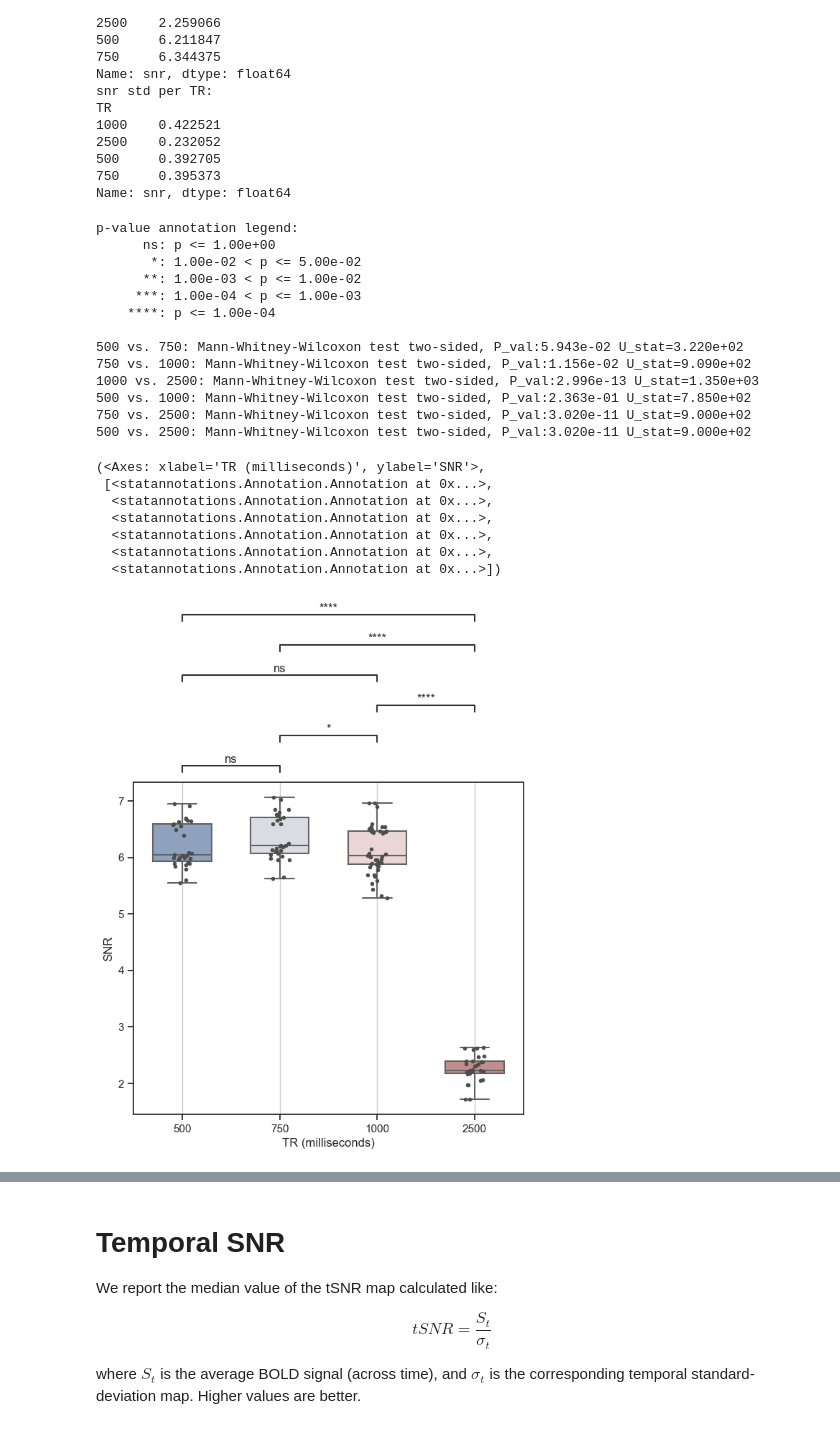
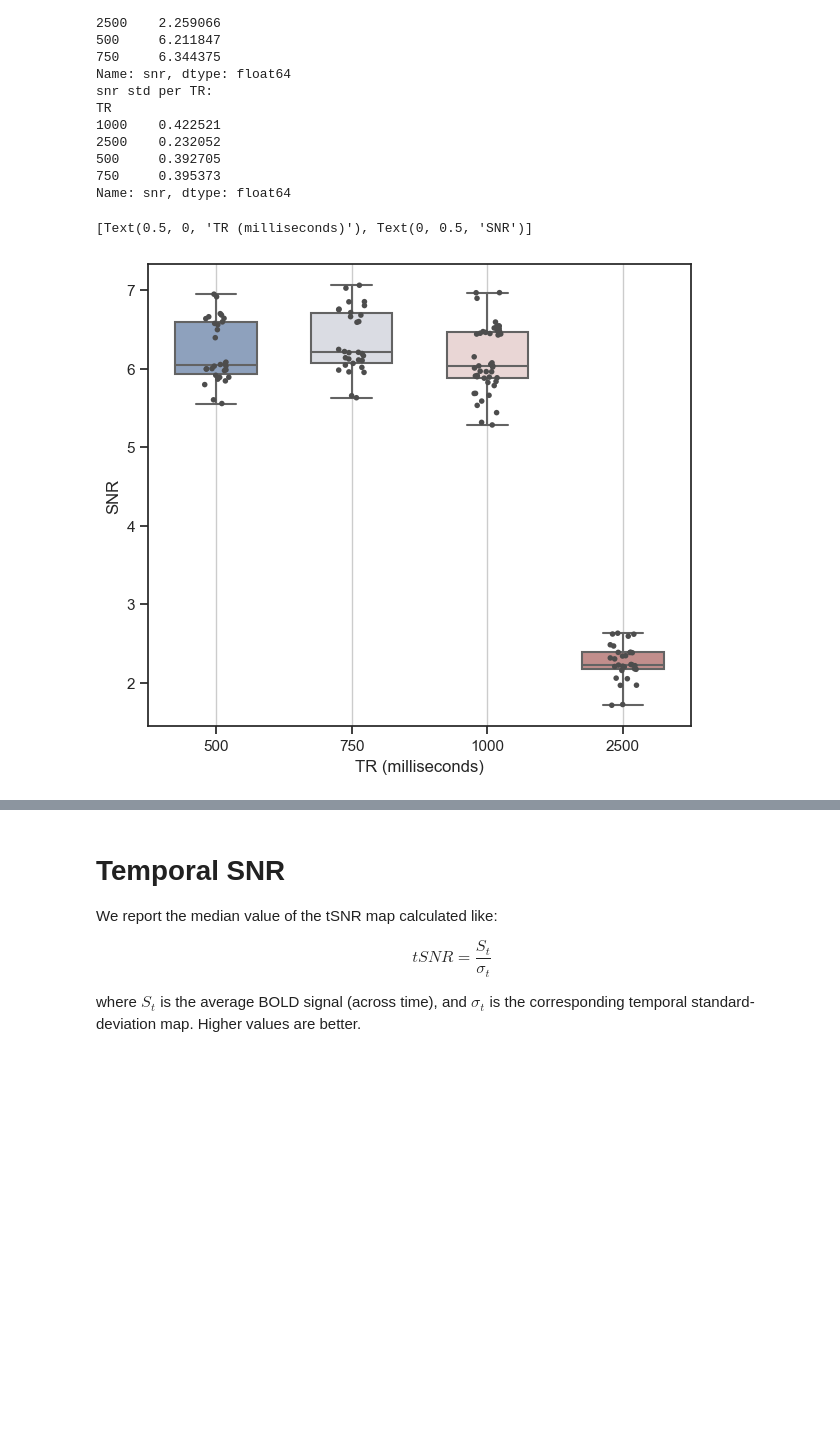
Before and after one commit to CIBIT-UC/vpmbtr, a Jupyter notebook: scripts/mriqc.ipynb, the cells around one changed output, grey strips where cells are left out. Saved outputs shown, nothing was run; the diff lists cells and outputs as text; code cells hidden in the pictures; blank space fills up the shorter version.

Commit message:
update mriqc analysis and script

```diff
--- a/scripts/mriqc.ipynb
+++ b/scripts/mriqc.ipynb
@@ -90,42 +90,23 @@ Name: snr, dtype: float64
 # %%
 # Initialize the figure with a logarithmic x axis
 f, ax = plt.subplots(figsize=(7, 6))
 
 # Plot the orbital period with horizontal boxes
 sns.boxplot(x="TR", y="snr", data=mriqc_data,
             whis=[0, 100], width=.6, palette="vlag")
 
 # Add in points to show each observation
 sns.stripplot(x="TR", y="snr", data=mriqc_data,
               size=4, color=".3", linewidth=0)
 
 # Tweak the visual presentation
 ax.xaxis.grid(True)
 ax.set(xlabel="TR (milliseconds)", ylabel="SNR")
 #sns.despine(trim=True, left=True)
 
-annotator = Annotator(ax, TR_pairs, data=mriqc_data, x='TR', y='snr', order=TRs)
-annotator.configure(test='Mann-Whitney', text_format='star', loc='outside', verbose=1)
-annotator.apply_and_annotate()
+#annotator = Annotator(ax, TR_pairs, data=mriqc_data, x='TR', y='snr', order=TRs)
+#annotator.configure(test='Mann-Whitney', text_format='star', loc='outside', verbose=1)
+#annotator.apply_and_annotate()
 # %% [output]
-p-value annotation legend:
-      ns: p <= 1.00e+00
-       *: 1.00e-02 < p <= 5.00e-02
-      **: 1.00e-03 < p <= 1.00e-02
-     ***: 1.00e-04 < p <= 1.00e-03
-    ****: p <= 1.00e-04
-
-500 vs. 750: Mann-Whitney-Wilcoxon test two-sided, P_val:5.943e-02 U_stat=3.220e+02
-750 vs. 1000: Mann-Whitney-Wilcoxon test two-sided, P_val:1.156e-02 U_stat=9.090e+02
-1000 vs. 2500: Mann-Whitney-Wilcoxon test two-sided, P_val:2.996e-13 U_stat=1.350e+03
-500 vs. 1000: Mann-Whitney-Wilcoxon test two-sided, P_val:2.363e-01 U_stat=7.850e+02
-750 vs. 2500: Mann-Whitney-Wilcoxon test two-sided, P_val:3.020e-11 U_stat=9.000e+02
-500 vs. 2500: Mann-Whitney-Wilcoxon test two-sided, P_val:3.020e-11 U_stat=9.000e+02
+[Text(0.5, 0, 'TR (milliseconds)'), Text(0, 0.5, 'SNR')]
-(<Axes: xlabel='TR (milliseconds)', ylabel='SNR'>,
- [<statannotations.Annotation.Annotation at 0x...>,
-  <statannotations.Annotation.Annotation at 0x...>,
-  <statannotations.Annotation.Annotation at 0x...>,
-  <statannotations.Annotation.Annotation at 0x...>,
-  <statannotations.Annotation.Annotation at 0x...>,
-  <statannotations.Annotation.Annotation at 0x...>])
-[figure, old version]
+[figure, new version]
```
Also changed, not shown: parts of 1 cell of this notebook, 1 other file.
